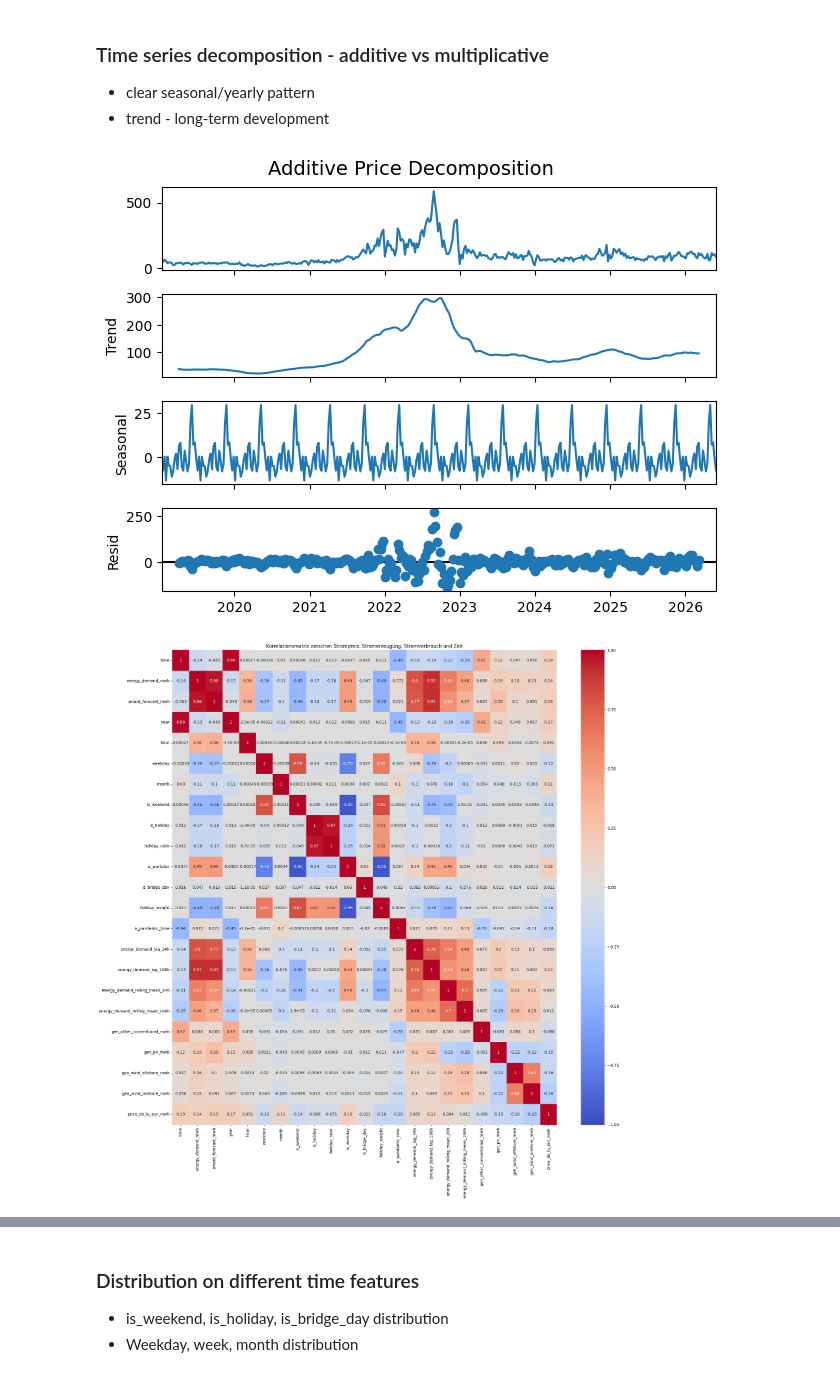
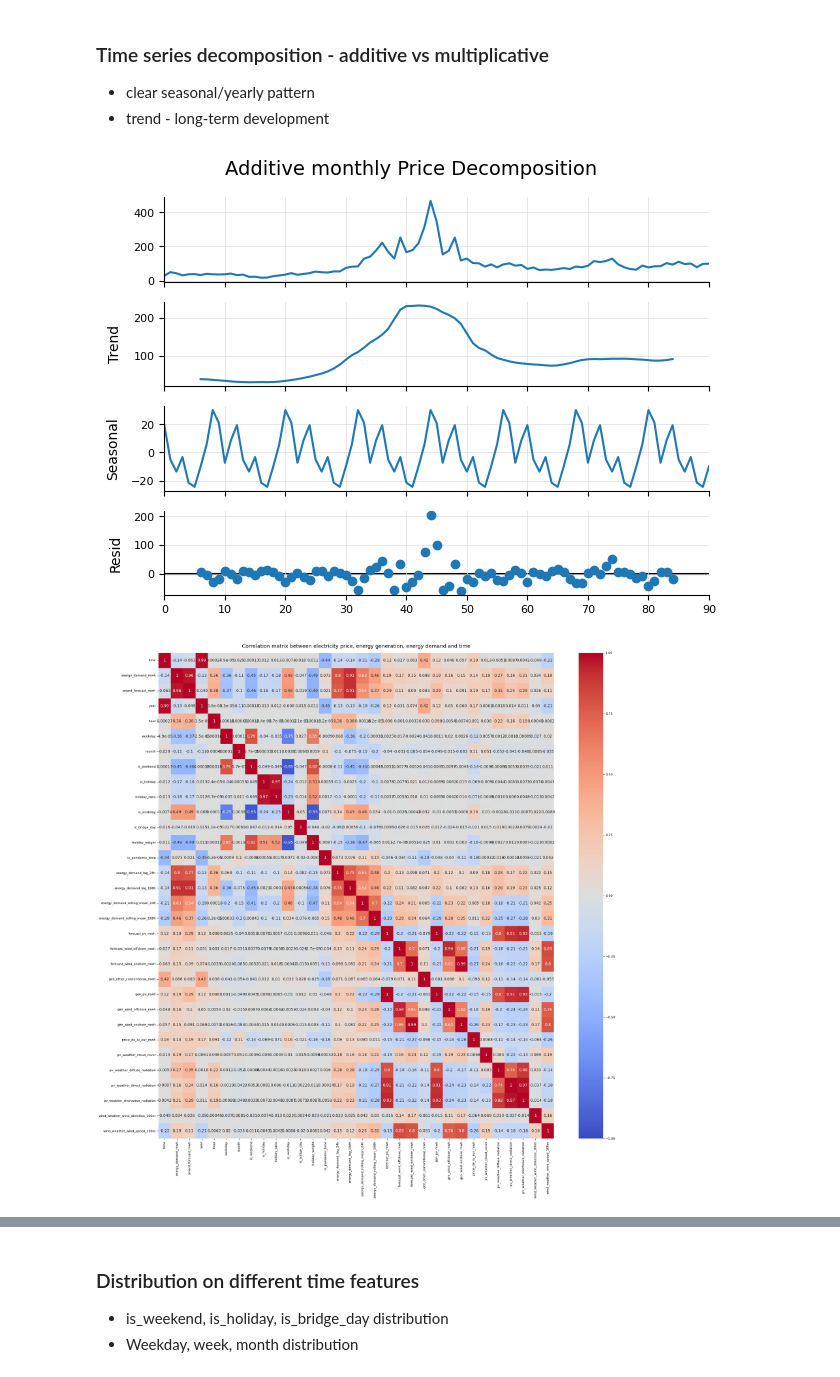
Before and after one commit to SW-oasen/electricity_price_forecast, a Jupyter notebook: notebook/01_eda_price.ipynb, the cells around one changed output, grey strips where cells are left out. Cells and saved outputs as stored; diff of their text form; code cells hidden in the pictures.

```diff
--- a/notebook/01_eda_price.ipynb
+++ b/notebook/01_eda_price.ipynb
@@ -126,8 +126,27 @@ import pandas as pd
 
 engine = sa.create_engine('sqlite:///../db/energy_demand.db')
 query_price_gen = "SELECT * FROM timeseries_values"
+query_series = "SELECT * FROM series_catalog"
+query_demand = "SELECT * FROM energy_demand"
 df_price_gen = pd.read_sql(query_price_gen, engine)
+df_series = pd.read_sql(query_series, engine)
+df_demand = pd.read_sql(query_demand, engine)
+
+df_price_gen = df_price_gen.pivot(index='time', columns='series_id', values='value').reset_index()
 df_price_gen['time'] = pd.to_datetime(df_price_gen['time'], utc=True)
+df_demand['time'] = pd.to_datetime(df_demand['time'], utc=True)
+
+df_price_gen = df_price_gen.dropna()
+df_demand = df_demand.dropna()
+
+print(df_price_gen['time'].dtype)
+print(df_demand['time'].dtype)
+
+print(df_price_gen['time'].isna().sum())
+print(df_demand['time'].isna().sum())
+
+df_demand_price = pd.merge(df_demand, df_price_gen, on='time', how='inner')
+df_demand_price = df_demand_price.drop('data_source', axis=1)
+display(df_demand_price.head())
 
 # Pivot the DataFrame to have 'time' as the index and 'series_id' as columns
-df_price_gen = df_price_gen.pivot(index='time', columns='series_id', values='value')
@@ -407,11 +354,0 @@ RANSAC-AusreiÃŸer: 42 / 64905 (ohne Regel-AusreiÃŸer)
-# %%
-# read energy demand data from database and check the correlation with price
-query = '''SELECT *
-    FROM energy_demand
-    '''
-df_demand = pd.read_sql(query, engine)
-df_demand['time'] = pd.to_datetime(df_demand['time'], utc=True)
-
-df_demand_price = pd.merge(df_demand, df_price_gen, left_on='time', right_index=True, how='inner')
-df_demand_price = df_demand_price.drop('data_source', axis=1)
-display(df_demand_price.head())
@@ -644,21 +472,21 @@ plt.show()
 # decompose seasonality using seasonal_decompose
 from statsmodels.tsa.seasonal import seasonal_decompose
 #df_monthly.set_index('DateUTC', inplace=True)
-decomposition = seasonal_decompose(df_demand_price_weekly['price_de_lu_eur_mwh'], model='additive', period=24) # hourly data, so period is 24 hours
+decomposition = seasonal_decompose(df_price_gen_monthly['price_de_lu_eur_mwh'], model='additive', period=12) # monthly data, so period is 12 months
 fig = decomposition.plot()
-fig.suptitle('Additive Price Decomposition', fontsize=14)
+fig.suptitle('Additive monthly Price Decomposition', fontsize=14)
 fig.axes[0].set_title("")
 plt.show();
 # %% [output]
-[figure, old version]
+[figure, new version]
 # %%
 import seaborn as sns
 import matplotlib.pyplot as plt
 
 fig, ax = plt.subplots(figsize=(20, 20))
 sns.heatmap(df_demand_price.corr(), annot=True, cmap='coolwarm', vmin=-1, vmax=1, ax=ax)
-ax.set_title('Korrelationsmatrix zwischen Strompreis, Stromerzeugung, Stromverbrauch und Zeit')
+ax.set_title('Correlation matrix between electricity price, energy generation, energy demand and time')
 plt.tight_layout()
 plt.show()
 # %% [output]
-[figure, old version]
+[figure, new version]
```
Also changed, not shown: parts of 23 cells of this notebook, 10 other files.
